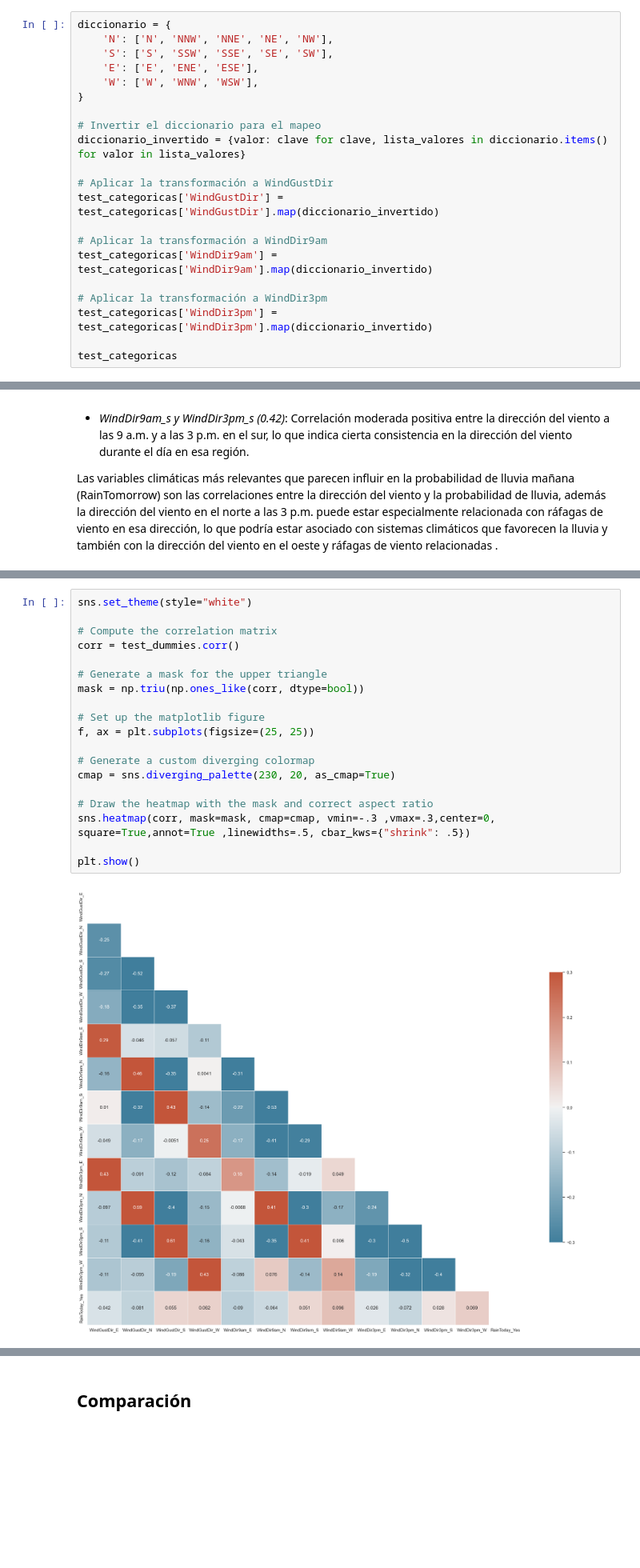
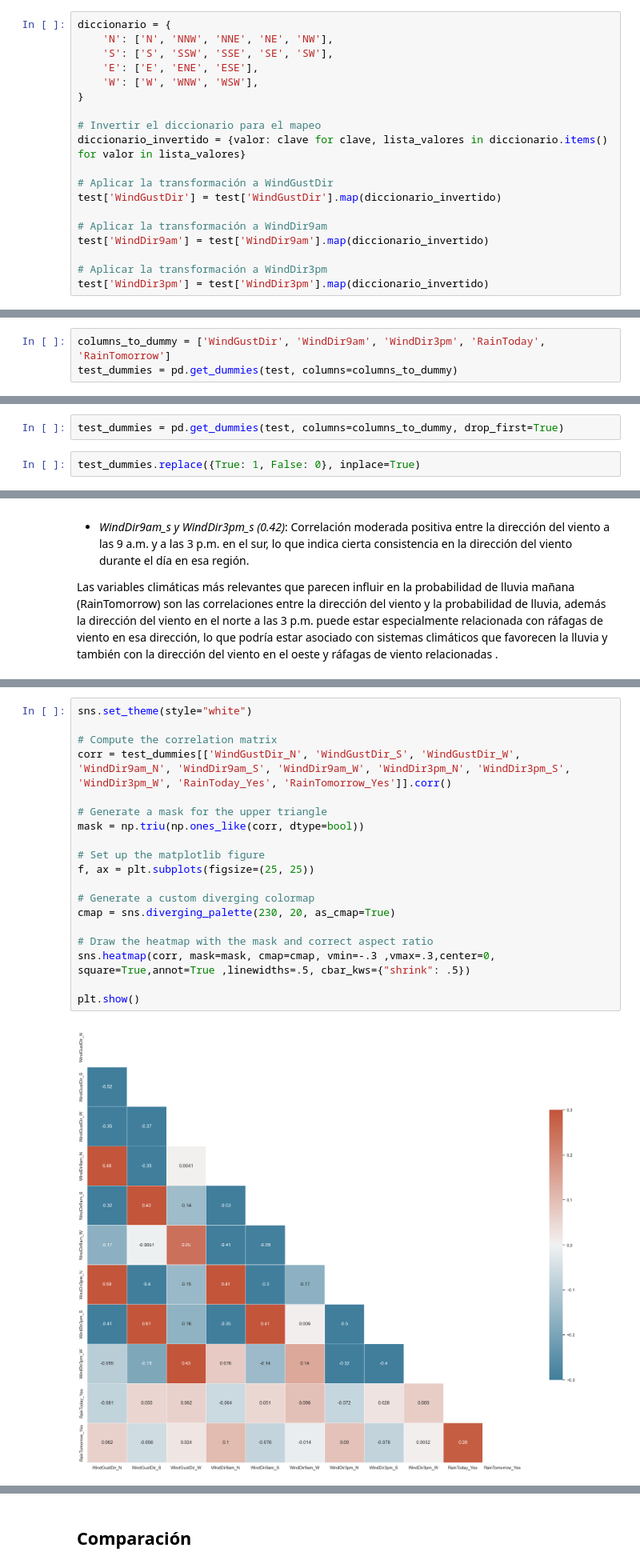
Before and after one commit to C4570/AA1-TUIA-Britos-Moresco, a Jupyter notebook: TP_integrador_AA1.ipynb, the cells around one changed output, grey strips where cells are left out. Shown at 80% size. Saved outputs shown, nothing was run; the diff lists cells and outputs as text; blank space fills up the shorter version.

```diff
--- a/TP_integrador_AA1.ipynb
+++ b/TP_integrador_AA1.ipynb
@@ -2011,13 +1996,11 @@ diccionario = {
 diccionario_invertido = {valor: clave for clave, lista_valores in diccionario.items() for valor in lista_valores}
 
 # Aplicar la transformación a WindGustDir
-test_categoricas['WindGustDir'] = test_categoricas['WindGustDir'].map(diccionario_invertido)
+test['WindGustDir'] = test['WindGustDir'].map(diccionario_invertido)
 
 # Aplicar la transformación a WindDir9am
-test_categoricas['WindDir9am'] = test_categoricas['WindDir9am'].map(diccionario_invertido)
+test['WindDir9am'] = test['WindDir9am'].map(diccionario_invertido)
 
 # Aplicar la transformación a WindDir3pm
-test_categoricas['WindDir3pm'] = test_categoricas['WindDir3pm'].map(diccionario_invertido)
-
-test_categoricas
+test['WindDir3pm'] = test['WindDir3pm'].map(diccionario_invertido)
 # %% [output]
@@ -2059 +2040,4 @@ test_dummies
+# %%
+columns_to_dummy = ['WindGustDir', 'WindDir9am', 'WindDir3pm', 'RainToday', 'RainTomorrow']
+test_dummies = pd.get_dummies(test, columns=columns_to_dummy)
 # %% [markdown]
@@ -2078,0 +2045,4 @@ test_dummies
+# %%
+test_dummies = pd.get_dummies(test, columns=columns_to_dummy, drop_first=True)
+# %%
+test_dummies.replace({True: 1, False: 0}, inplace=True)
@@ -2230,24 +2222,24 @@ Las variables climáticas más relevantes que parecen influir en la probabilidad
 # %%
 sns.set_theme(style="white")
 
 # Compute the correlation matrix
-corr = test_dummies.corr()
+corr = test_dummies[['WindGustDir_N', 'WindGustDir_S', 'WindGustDir_W', 'WindDir9am_N', 'WindDir9am_S', 'WindDir9am_W', 'WindDir3pm_N', 'WindDir3pm_S', 'WindDir3pm_W', 'RainToday_Yes', 'RainTomorrow_Yes']].corr()
 
 # Generate a mask for the upper triangle
 mask = np.triu(np.ones_like(corr, dtype=bool))
 
 # Set up the matplotlib figure
 f, ax = plt.subplots(figsize=(25, 25))
 
 # Generate a custom diverging colormap
 cmap = sns.diverging_palette(230, 20, as_cmap=True)
 
 # Draw the heatmap with the mask and correct aspect ratio
 sns.heatmap(corr, mask=mask, cmap=cmap, vmin=-.3 ,vmax=.3,center=0, square=True,annot=True ,linewidths=.5, cbar_kws={"shrink": .5})
 
 plt.show()
 # %% [output]
-[figure, old version]
+[figure, new version]
 # %% [markdown]
 - *WindDir9am_e y WindGustDir_e (0.29)*: Existe una correlación positiva moderada entre la dirección del viento a las 9 a.m. hacia el este y la dirección de la ráfaga de viento en la misma dirección. Esto sugiere que hay una cierta consistencia en la dirección del viento y las ráfagas de viento hacia el este en la mañana.
 
```
Also changed, not shown: parts of 160 cells of this notebook.
